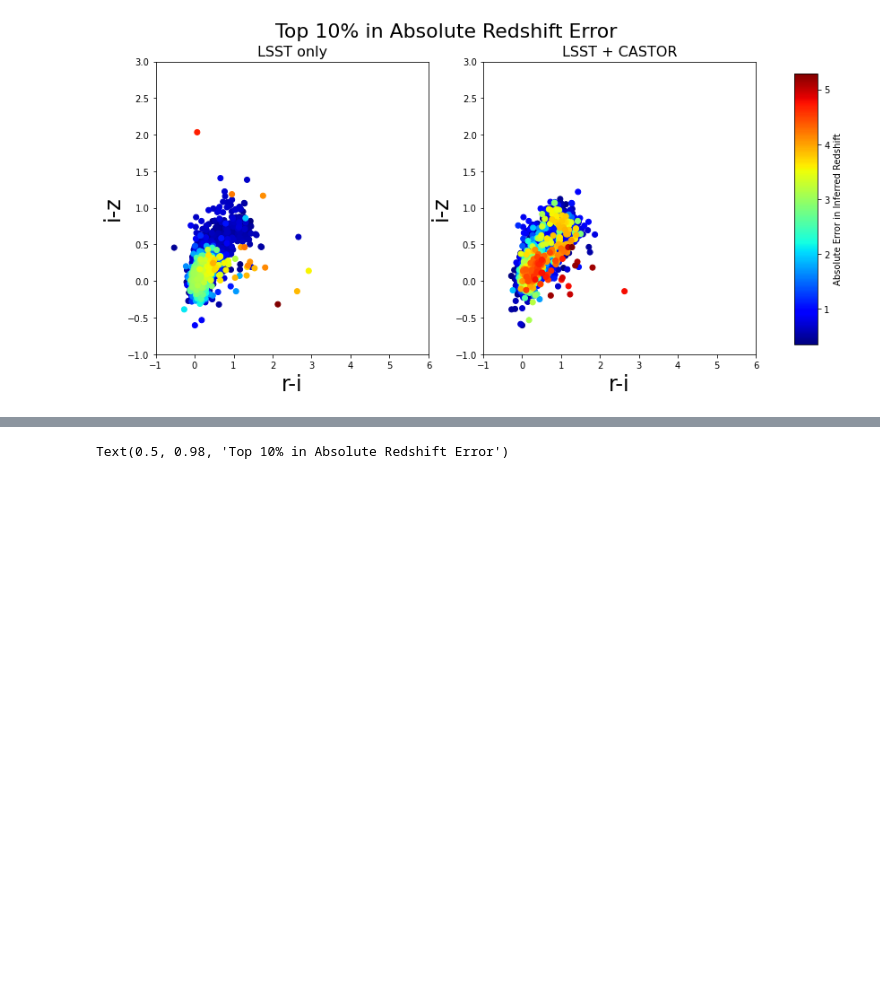
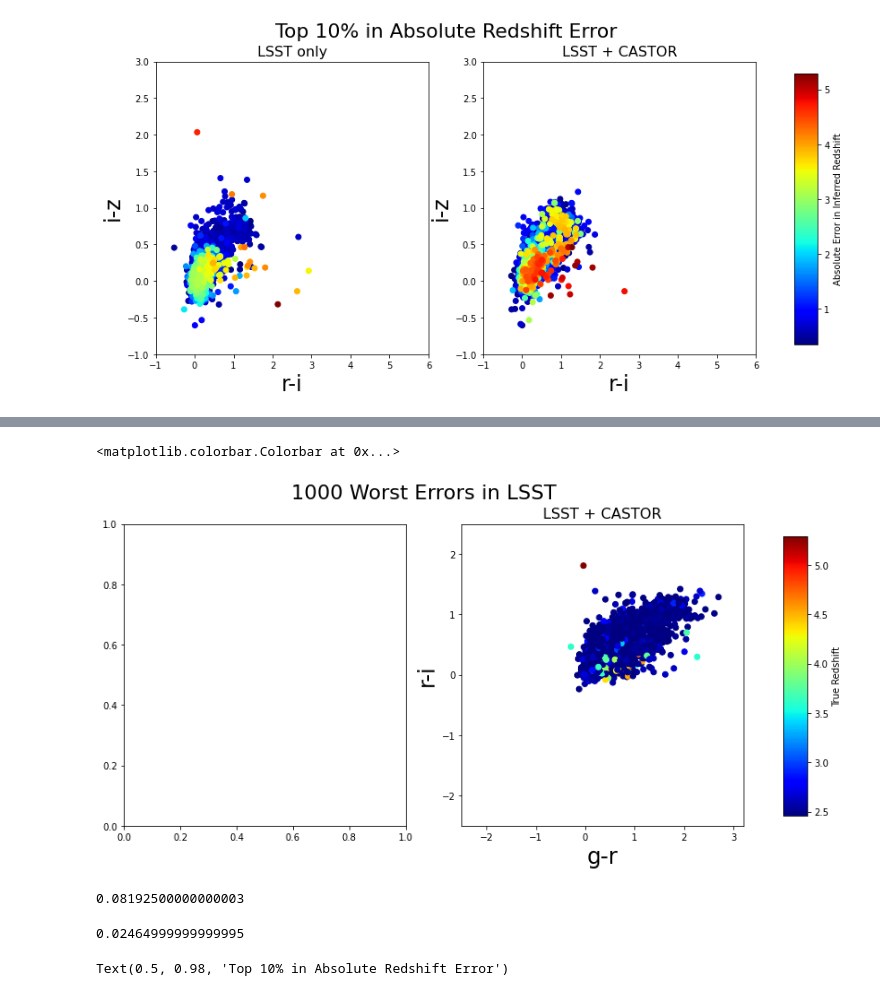
Before and after one commit to aimalz/CASTORpz, a Jupyter notebook: Photo-z_exploration.ipynb, the cells around one changed output, grey strips where cells are left out. Drawn from its saved outputs; the diff is of its cells as text; code cells hidden in the pictures; blank space fills up the shorter version.

```diff
--- a/Photo-z_exploration.ipynb
+++ b/Photo-z_exploration.ipynb
@@ -355,3 +479,34 @@ data_array_sorted_CASTOR = data_array_CASTOR.T[data_array_CASTOR[0,:].argsort()]
+# %%
+fig, ax = plt.subplots(1, 2, figsize = (12,6))
+
+
+sc2 = ax[1].scatter(gminusr_CASTOR_shared,rminusi_CASTOR_shared, c=shared_data[1,:], cmap=plt.cm.jet)
+# cbar = fig.colorbar(sc1, cax = ax[0], orientation='horizontal')
+
+ax[1].set_xlabel('g-r', fontsize = 24)
+ax[1].set_ylabel('r-i', fontsize = 24)
+# ax[0].set_title('LSST only', fontsize = 16)
+
+ax[1].set_xlim(-2.5, 3.2)
+ax[1].set_ylim(-2.5, 2.5)
+ax[1].set_title('LSST + CASTOR', fontsize = 16)
+
+plt.suptitle('1000 Worst Errors in LSST', fontsize = 22)
+
+cbar_ax = fig.add_axes([0.95, 0.15, 0.03, 0.7])
+
+fig.colorbar(sc1, cax=cbar_ax, label = 'True Redshift')
+# %% [output]
+<matplotlib.colorbar.Colorbar at 0x...>
+[figure, added]
+# %%
+np.median(shared_data[1,:])
+# %% [output]
+0.08192500000000003
+# %%
+np.median(np.abs(truez_LSST_Castor - estz_LSST_Castor))
+# %% [output]
+0.02464999999999995
 # %%
 fig, ax = plt.subplots(1, 2, figsize = (12,6))
 
```
Also changed, not shown: parts of 25 cells of this notebook.
